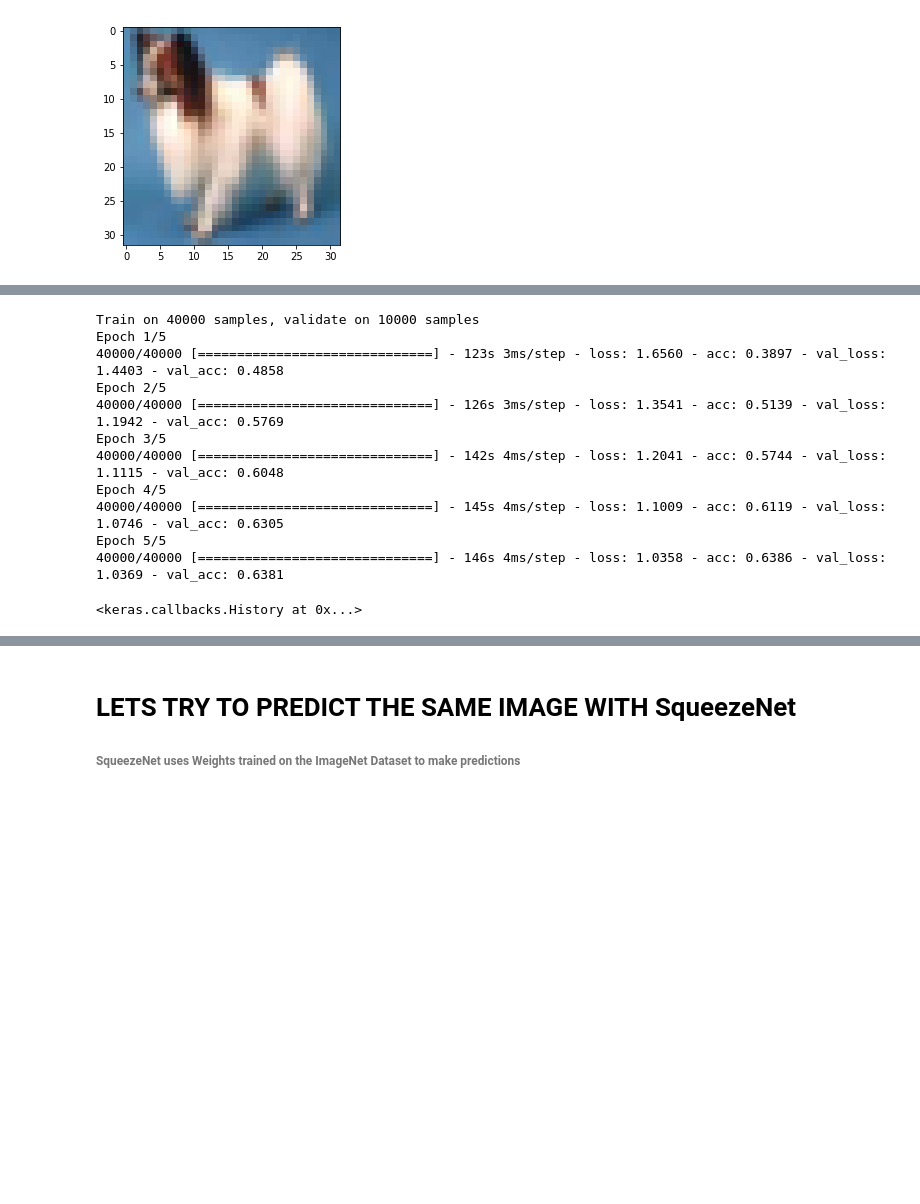
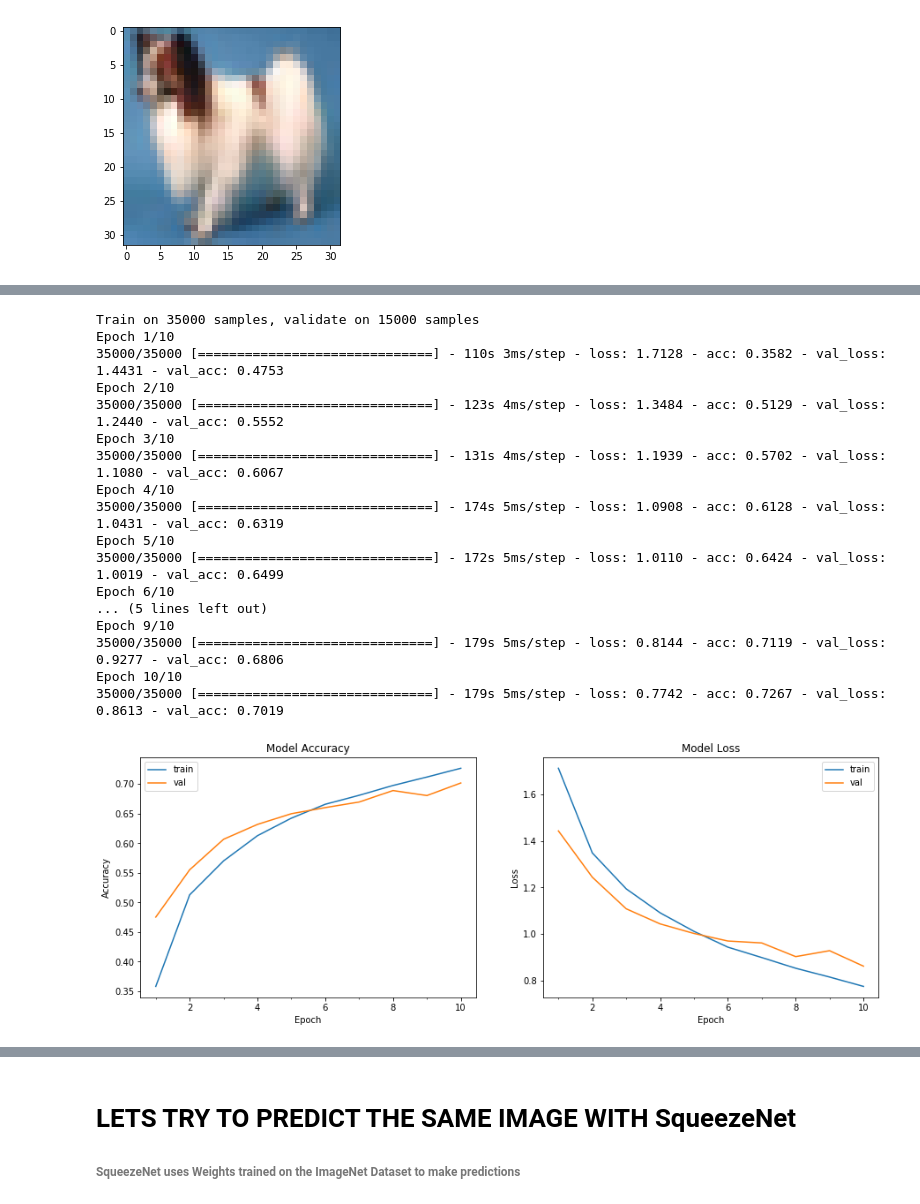
Before and after one commit to thulani196/machine-learning, a Jupyter notebook: cifar10-net-Keras(from scratch)/cifar-10.ipynb, the cells around one changed output, grey strips where cells are left out. Drawn from its saved outputs; the diff is of its cells as text; code cells hidden in the pictures; blank space fills up the shorter version.

```diff
--- a/cifar10-net-Keras(from scratch)/cifar-10.ipynb
+++ b/cifar10-net-Keras(from scratch)/cifar-10.ipynb
@@ -54,19 +55,24 @@ y_test = np_utils.to_categorical(y_test, 10)
 # %%
 model = Sequential([
 
-    Convolution2D(128,kernel_size=3,strides=(2,2),input_shape=(32,32,3)),
-    MaxPooling2D(pool_size = (3,3),strides=(2,2)),
+    Convolution2D(32,kernel_size=3,input_shape=(32,32,3)),
+    MaxPooling2D(pool_size = (3,3)),
     Activation('relu'),
 
-    Convolution2D(128,kernel_size=3,strides=(2,2)),
+    Convolution2D(64,kernel_size=3),
     MaxPooling2D(pool_size = (1,1)),
     Activation('relu'),
 
-    Convolution2D(256,kernel_size=3,strides=(2,2)),
+    Convolution2D(64,kernel_size=3),
+    MaxPooling2D(pool_size = (1,1)),
+    Activation('relu'),
+
+    Convolution2D(64,kernel_size=3),
     MaxPooling2D(pool_size = (1,1)),
     Dropout(0.4),
     Activation('relu'),
 
+    Dense(64),
     Dense(32),
     Flatten(),
     Dense(10),
@@ -99,24 +105,53 @@ model.compile(
     metrics=['accuracy']
 )
 # %%
-model.fit(
+model_info = model.fit(
     x_train,
     y_train,
-    epochs = 5,
-    validation_split = 0.2
+    epochs = 10,
+    validation_split = 0.3,
+    batch_size = 32
 )
 # %% [output]
-Train on 40000 samples, validate on 10000 samples
-Epoch 1/5
-40000/40000 [==============================] - 123s 3ms/step - loss: 1.6560 - acc: 0.3897 - val_loss: 1.4403 - val_acc: 0.4858
-Epoch 2/5
-40000/40000 [==============================] - 126s 3ms/step - loss: 1.3541 - acc: 0.5139 - val_loss: 1.1942 - val_acc: 0.5769
-Epoch 3/5
-40000/40000 [==============================] - 142s 4ms/step - loss: 1.2041 - acc: 0.5744 - val_loss: 1.1115 - val_acc: 0.6048
-Epoch 4/5
-40000/40000 [==============================] - 145s 4ms/step - loss: 1.1009 - acc: 0.6119 - val_loss: 1.0746 - val_acc: 0.6305
-Epoch 5/5
-40000/40000 [==============================] - 146s 4ms/step - loss: 1.0358 - acc: 0.6386 - val_loss: 1.0369 - val_acc: 0.6381
+Train on 35000 samples, validate on 15000 samples
+Epoch 1/10
+35000/35000 [==============================] - 110s 3ms/step - loss: 1.7128 - acc: 0.3582 - val_loss: 1.4431 - val_acc: 0.4753
+Epoch 2/10
+35000/35000 [==============================] - 123s 4ms/step - loss: 1.3484 - acc: 0.5129 - val_loss: 1.2440 - val_acc: 0.5552
+Epoch 3/10
+35000/35000 [==============================] - 131s 4ms/step - loss: 1.1939 - acc: 0.5702 - val_loss: 1.1080 - val_acc: 0.6067
+Epoch 4/10
+35000/35000 [==============================] - 174s 5ms/step - loss: 1.0908 - acc: 0.6128 - val_loss: 1.0431 - val_acc: 0.6319
+Epoch 5/10
+35000/35000 [==============================] - 172s 5ms/step - loss: 1.0110 - acc: 0.6424 - val_loss: 1.0019 - val_acc: 0.6499
+Epoch 6/10
+... (5 lines left out)
+Epoch 9/10
+35000/35000 [==============================] - 179s 5ms/step - loss: 0.8144 - acc: 0.7119 - val_loss: 0.9277 - val_acc: 0.6806
+Epoch 10/10
+35000/35000 [==============================] - 179s 5ms/step - loss: 0.7742 - acc: 0.7267 - val_loss: 0.8613 - val_acc: 0.7019
-<keras.callbacks.History at 0x...>
+# %%
+def plot_model_history(model_history):
+    fig, axs = plt.subplots(1,2,figsize=(15,5))
+    # summarize history for accuracy
+    axs[0].plot(range(1,len(model_history.history['acc'])+1),model_history.history['acc'])
+    axs[0].plot(range(1,len(model_history.history['val_acc'])+1),model_history.history['val_acc'])
+    axs[0].set_title('Model Accuracy')
+    axs[0].set_ylabel('Accuracy')
+    axs[0].set_xlabel('Epoch')
+    axs[0].set_xticks(np.arange(1,len(model_history.history['acc'])+1),len(model_history.history['acc'])/10)
+    axs[0].legend(['train', 'val'], loc='best')
+    # summarize history for loss
+    axs[1].plot(range(1,len(model_history.history['loss'])+1),model_history.history['loss'])
+    axs[1].plot(range(1,len(model_history.history['val_loss'])+1),model_history.history['val_loss'])
+    axs[1].set_title('Model Loss')
+    axs[1].set_ylabel('Loss')
+    axs[1].set_xlabel('Epoch')
+    axs[1].set_xticks(np.arange(1,len(model_history.history['loss'])+1),len(model_history.history['loss'])/10)
+    axs[1].legend(['train', 'val'], loc='best')
+    plt.show()
 # %%
 # model.evaluate(x_test, y_test)
+plot_model_history(model_info)
+# %% [output]
+[figure, added]
```
Also changed, not shown: parts of 12 cells of this notebook, 25 other files.
